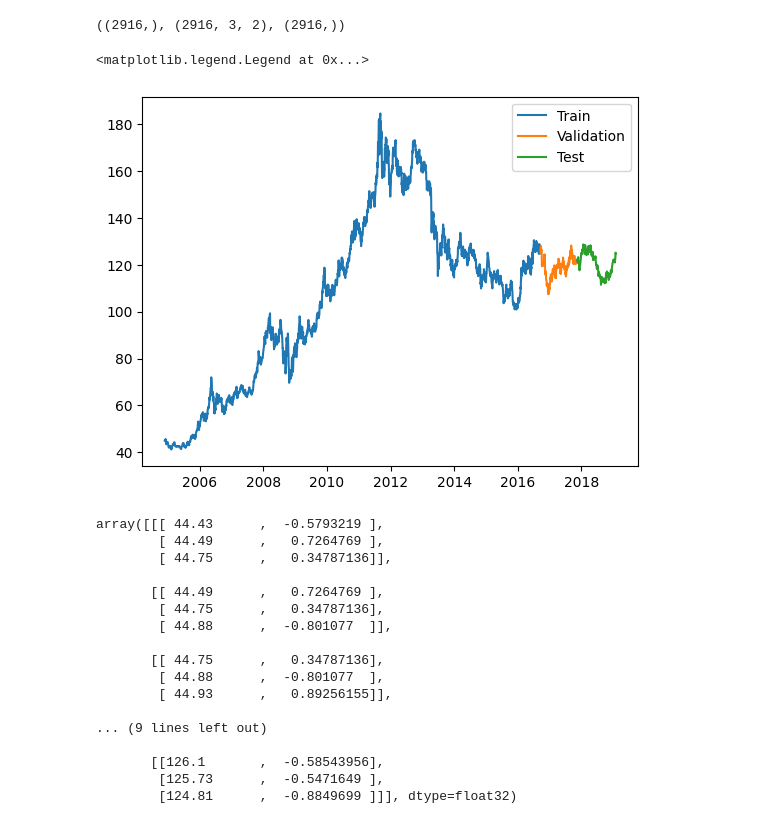
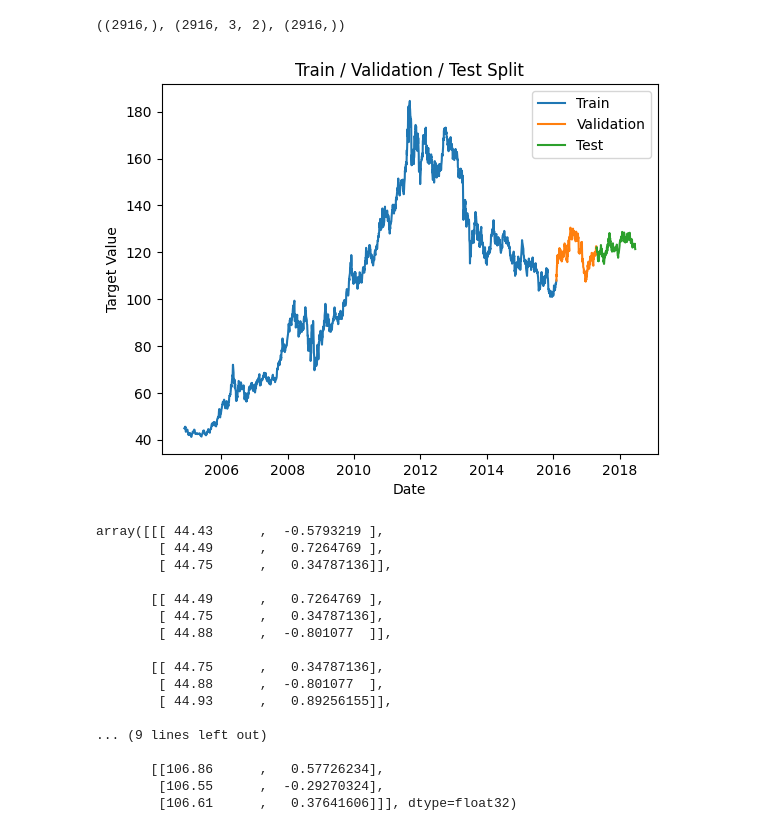
Before and after one commit to visheshgupta19/IDS_705_Final_Project, a Jupyter notebook: Vishesh_LSTM_code/following_YT_video_sentiment.ipynb, the cells around one changed output. Saved outputs shown, nothing was run; the diff lists cells and outputs as text; code cells hidden in the pictures.

```diff
--- a/Vishesh_LSTM_code/following_YT_video_sentiment.ipynb
+++ b/Vishesh_LSTM_code/following_YT_video_sentiment.ipynb
@@ -197,23 +197,30 @@ dates.shape, X.shape, y.shape
 ((2916,), (2916, 3, 2), (2916,))
 # %%
 # training part
-q_80 = int(len(dates) * 0.8)
+q_75 = int(len(dates) * 0.75)
 
 # validation part
-q_90 = int(len(dates) * 0.9)
+q_85 = int(len(dates) * 0.85)
 
-dates_train, X_train, y_train = dates[:q_80], X[:q_80], y[:q_80]
-dates_val, X_val, y_val = dates[q_80:q_90], X[q_80:q_90], y[q_80:q_90]
-dates_test, X_test, y_test = dates[q_90:], X[q_90:], y[q_90:]
+# testing part
+q_95 = int(len(dates) * 0.95)
+
+dates_train, X_train, y_train = dates[:q_75], X[:q_75], y[:q_75]
+dates_val, X_val, y_val = dates[q_75:q_85], X[q_75:q_85], y[q_75:q_85]
+dates_test, X_test, y_test = dates[q_85:q_95], X[q_85:q_95], y[q_85:q_95]
+dates_hold, X_hold, y_hold = dates[q_95:], X[q_95:], y[q_95:]
 
 plt.plot(dates_train, y_train)
 plt.plot(dates_val, y_val)
 plt.plot(dates_test, y_test)
 
 plt.legend(["Train", "Validation", "Test"])
+plt.xlabel("Date")
+plt.ylabel("Target Value")
+plt.title("Train / Validation / Test Split")
+plt.show()
 # %% [output]
-<matplotlib.legend.Legend at 0x...>
-[figure, old version]
+[figure, new version]
 # %%
 X_train
 # %% [output]
@@ -231,9 +238,9 @@ array([[[ 44.43      ,  -0.5793219 ],
 
 ... (9 lines left out)
 
-       [[126.1       ,  -0.58543956],
-        [125.73      ,  -0.5471649 ],
-        [124.81      ,  -0.8849699 ]]], dtype=float32)
+       [[106.86      ,   0.57726234],
+        [106.55      ,  -0.29270324],
+        [106.61      ,   0.37641606]]], dtype=float32)
 # %%
 from tensorflow.keras.models import Sequential
 from tensorflow.keras.optimizers import Adam
```
Also changed, not shown: parts of 11 cells of this notebook, 3 other files.
